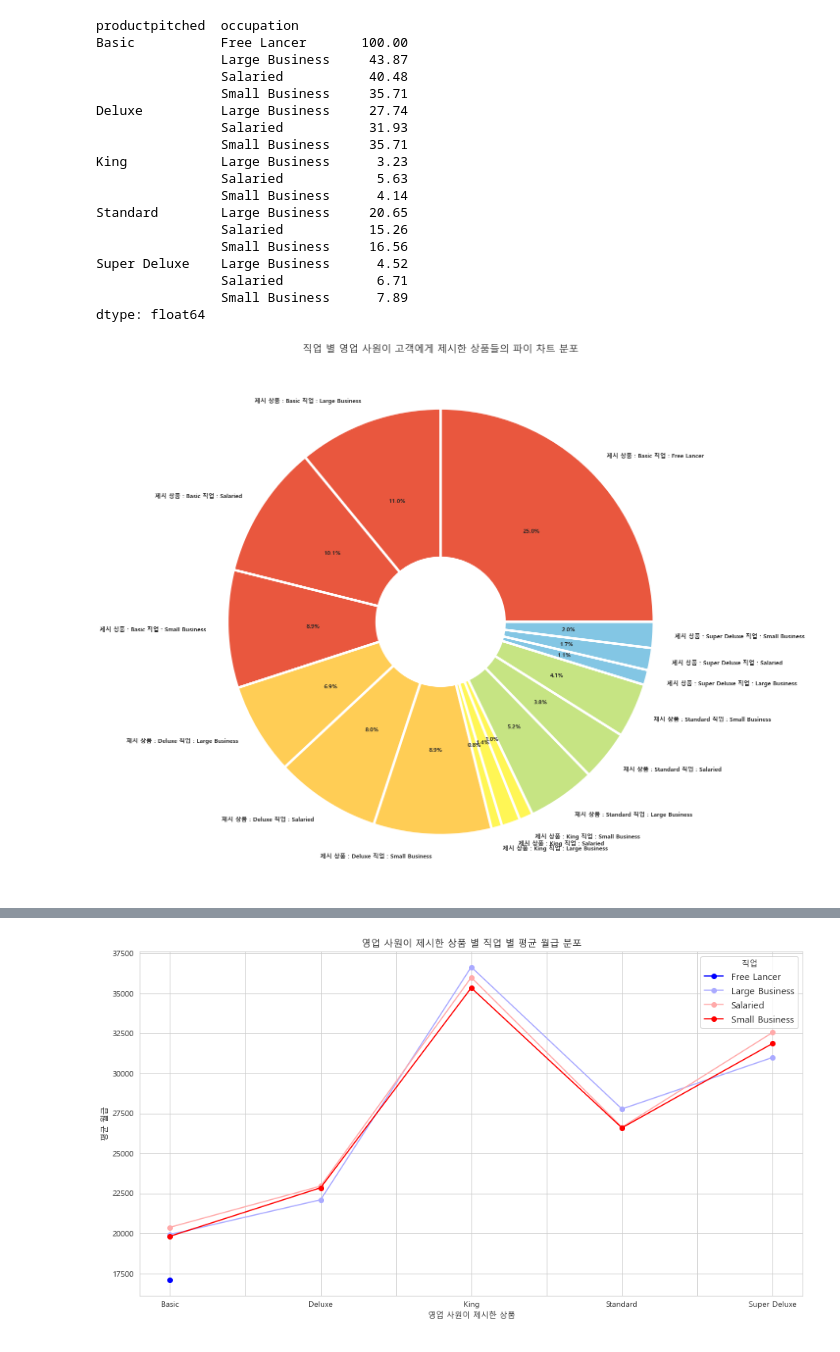
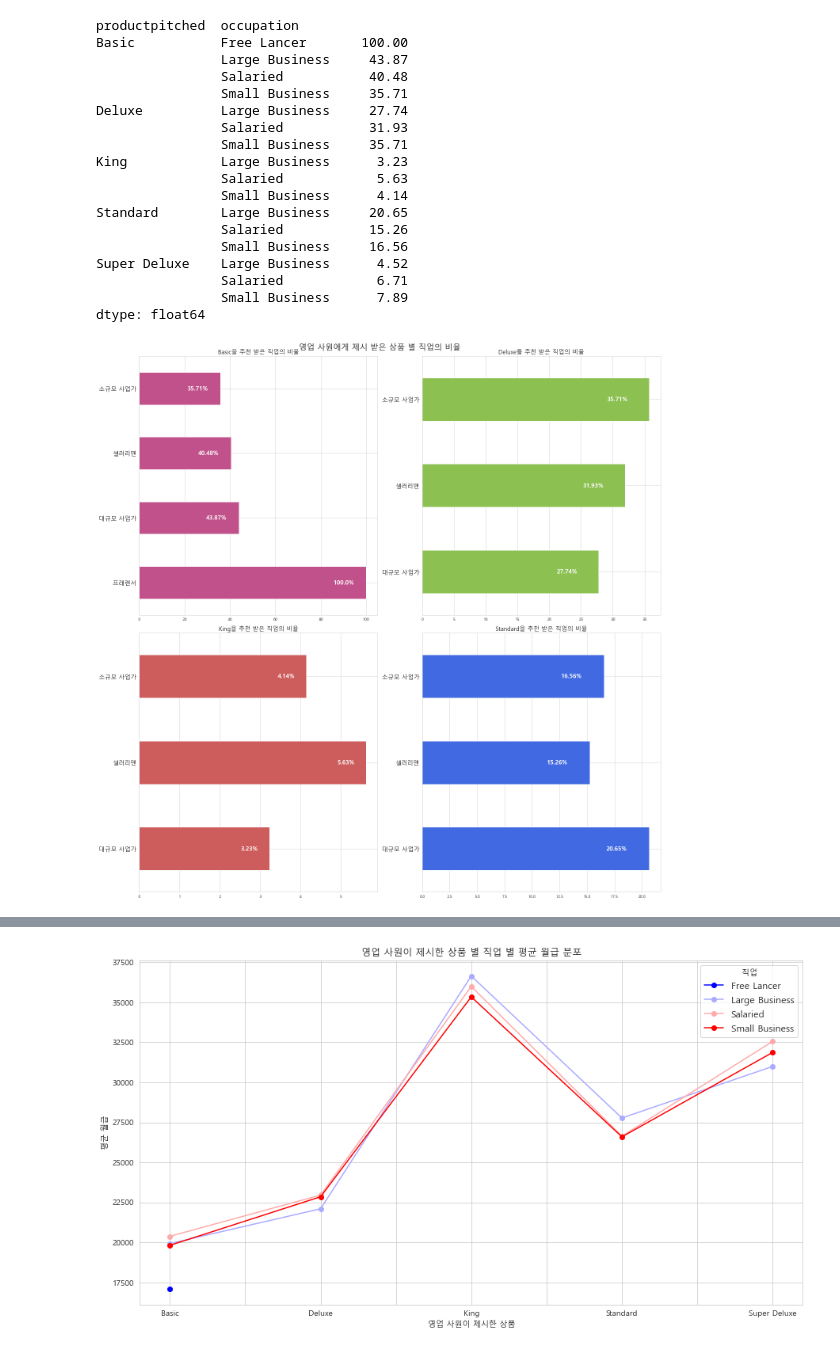
Before and after one commit to NohJeongKim/dacon-second-visualization, a Jupyter notebook: product.ipynb, the cells around one changed output, grey strips where cells are left out. Saved outputs shown, nothing was run; the diff lists cells and outputs as text; code cells hidden in the pictures.

```diff
--- a/product.ipynb
+++ b/product.ipynb
@@ -607,17 +611,3 @@ Super Deluxe    Large Business      4.52
                 Salaried            6.71
                 Small Business      7.89
 dtype: float64
-# %%
-fig, ax= plt.subplots(figsize=(20,20))
-wedgeprops={'width': 0.7, 'edgecolor': 'w', 'linewidth': 5}
-colorList=["#E9573E","#E9573E","#E9573E","#E9573E","#FFCD55","#FFCD55","#FFCD55","#FFF655","#FFF655","#FFF655"
-           ,"#C6E483","#C6E483","#C6E483","#83C6E4","#83C6E4","#83C6E4"]
-
-_=pivot1Stack.plot.pie(ax=ax, labels=[f"제시 상품 : {l1} 직업 : {l2}" for l1, l2 in pivot1Stack.index]
-                       , ylabel="제시 상품과 직업", autopct='%.1f%%', colors=colorList, wedgeprops=wedgeprops,
-                       textprops={'fontsize': 12, "fontweight":"bold"})
-_=plt.title("직업 별 영업 사원이 고객에게 제시한 상품들의 파이 차트 분포", fontsize=20)
-_=plt.ylabel("")
-plt.savefig("./images/직업 별 영업 사원이 고객에게 제시한 상품들의 파이 차트 분포.png", dpi=200, facecolor="#E6E9EE")
-# %% [output]
-[figure, removed]
@@ -623,0 +620,49 @@ plt.savefig("./images/직업 별 영업 사원이 고객에게 제시한 상품
+# %%
+fig, ax=plt.subplots(2,2, figsize=(20,20))
+ax=ax.flatten() # 2x2 이기 때문에, flatten을 이용해서 펼쳐주면 된다.
+
+_=sr1.plot.barh(ax=ax[0], color="#C0518B")
+_=ax[0].set_ylabel("")
+_=ax[0].set_title("Basic을 추천 받은 직업의 비율", fontsize=15)
+_=ax[0].set_yticks(ax[0].get_yticks(), ["프래랜서", "대규모 사업가", "샐러리맨", "소규모 사업가"], fontsize=15)
+
+position=-1
+for ii in sr1.values:
+    ax[0].text(x=ii-10, y=position+1 , s=f"{ii}%", va="center", ha="center", fontdict={"color":"white", "fontweight":"bold", "fontsize":15})
+    position+=1
+
+_=sr2.plot.barh(ax=ax[1], color="#8CC051")
+_=ax[1].set_ylabel("")
+_=ax[1].set_title("Deluxe를 추천 받은 직업의 비율", fontsize=15)
+_=ax[1].set_yticks(ax[1].get_yticks(), ["대규모 사업가", "샐러리맨", "소규모 사업가"], fontsize=15)
+
+position=-1
+for ii in sr2.values:
+    ax[1].text(x=ii-5, y=position+1 , s=f"{ii}%", va="center", ha="center", fontdict={"color":"white", "fontweight":"bold", "fontsize":15})
+    position+=1
+
+_=sr3.plot.barh(ax=ax[2], color="#CD5C5C")
+_=ax[2].set_ylabel("")
+_=ax[2].set_title("King을 추천 받은 직업의 비율", fontsize=15)
+_=ax[2].set_yticks(ax[2].get_yticks(), ["대규모 사업가", "샐러리맨", "소규모 사업가"], fontsize=15)
+
+position=-1
+for ii in sr3.values:
+    ax[2].text(x=ii-0.5, y=position+1 , s=f"{ii}%", va="center", ha="center", fontdict={"color":"white", "fontweight":"bold", "fontsize":15})
+    position+=1
+
+_=sr4.plot.barh(ax=ax[3], color="#4169E1")
+_=ax[3].set_ylabel("")
+_=ax[3].set_title("Standard을 추천 받은 직업의 비율", fontsize=15)
+_=ax[3].set_yticks(ax[3].get_yticks(), ["대규모 사업가", "샐러리맨", "소규모 사업가"], fontsize=15)
+
+position=-1
+for ii in sr4.values:
+    ax[3].text(x=ii-3, y=position+1 , s=f"{ii}%", va="center", ha="center", fontdict={"color":"white", "fontweight":"bold", "fontsize":15})
+    position+=1
+
+_=plt.suptitle("영업 사원에게 제시 받은 상품 별 직업의 비율", fontsize=20)
+_=plt.tight_layout()
+plt.savefig("./images/영업 사원에게 제시 받은 상품 별 직업의 비율.png", dpi=200, facecolor="#E6E9EE")
+# %% [output]
+[figure, added]
```
Also changed, not shown: parts of 35 cells of this notebook, 11 other files.
